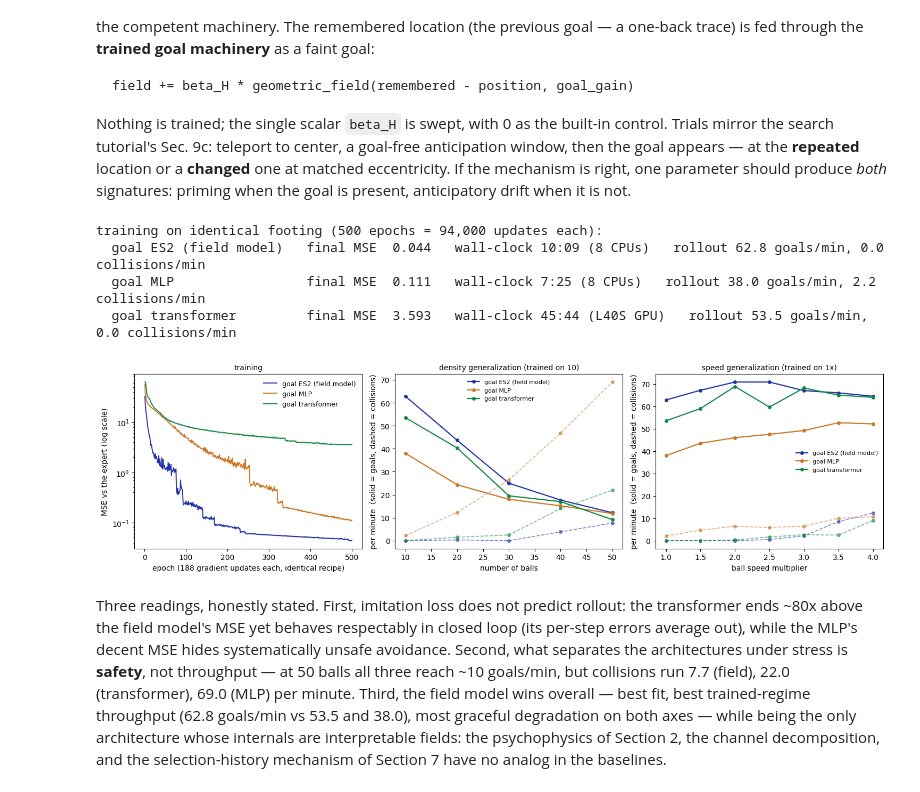
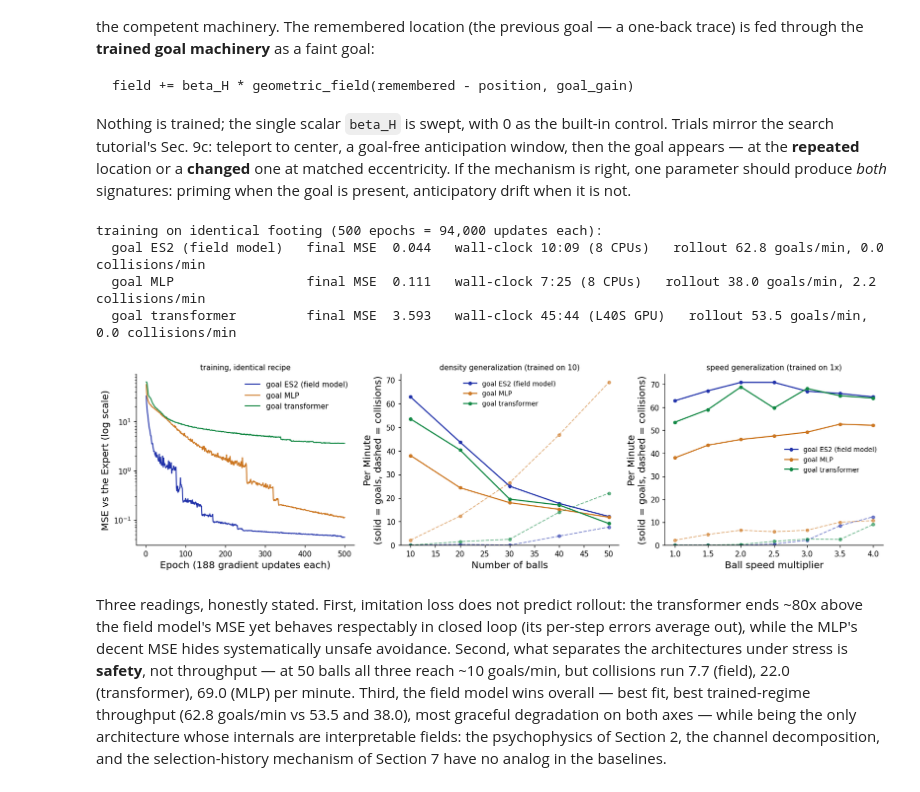
Before and after one commit to HanZhang-psych/Ego-Spatial-Sense, a Jupyter notebook: 2D-Escaping-Ball/tutorial_action_agent.ipynb, the cells around one changed output. Cells and saved outputs as stored; diff of their text form; code cells hidden in the pictures.

```diff
--- a/2D-Escaping-Ball/tutorial_action_agent.ipynb
+++ b/2D-Escaping-Ball/tutorial_action_agent.ipynb
@@ -45,6 +45,18 @@ from model.goal_es2 import GoalEs2Model
 from environment import (GOAL_RADIUS, CollisionTracker,
                                 lidar_scan, make_world, sample_goal)
 
+# publication style, matched to tutorial_visual_search.ipynb:
+# despined axes, frameless legends, one shared palette
+plt.rcParams.update({
+    "axes.spines.top": False, "axes.spines.right": False,
+    "axes.labelsize": 12, "axes.titlesize": 11, "font.size": 11,
+    "legend.frameon": False, "legend.fontsize": 10,
+    "xtick.labelsize": 10, "ytick.labelsize": 10,
+    "lines.linewidth": 1.6, "figure.dpi": 110,
+})
+C_ES2, C_MLP, C_TRF = "#2233aa", "#cc7722", "#118844"
+C_GOAL, C_HAZARD, C_GRAY = "#118844", "#aa2222", "#888888"
+
 torch.manual_seed(0)
 random.seed(0)
 W = H = 800
@@ -376,10 +388,12 @@ for ax, xs, gs, cs, xl, ttl in [
          "density: graceful cost\n(ledger, 3 seeds: 68.0 -> 25.8 goals/min)"),
         (axes[1], spd_x, spd_g, spd_c, "ball speed multiplier",
          "speed: robust through 3x\n(ledger: collisions near 0 until balls outrun the agent)")]:
-    ax.plot(xs, gs, "o-", color="#2233aa", label="goals/min")
-    ax.plot(xs, cs, "o-", color="#aa2222", label="collisions/min")
-    ax.set_xlabel(xl); ax.set_title(ttl, fontsize=10)
-    ax.set_xticks(xs); ax.legend(frameon=False, fontsize=9)
+    ax.plot(xs, gs, "o-", color=C_ES2, ms=5, label="goals / min")
+    ax.plot(xs, cs, "o-", color=C_HAZARD, ms=5, label="collisions / min")
+    ax.set_xlabel(xl, fontsize=13)
+    ax.set_ylabel("Rate (per minute)", fontsize=13)
+    ax.set_title(ttl, fontsize=10)
+    ax.set_xticks(xs); ax.set_ylim(bottom=0); ax.legend()
 plt.tight_layout()
 plt.show()
 # %% [output]
@@ -431,7 +445,7 @@ import glob
 
 import matplotlib.pyplot as plt
 
-colors = {"es2": "#2233aa", "mlp": "#cc7722", "transformer": "#118844"}
+colors = {"es2": C_ES2, "mlp": C_MLP, "transformer": C_TRF}
 labels = {"es2": "goal ES2 (field model)", "mlp": "goal MLP",
           "transformer": "goal transformer"}
 
@@ -456,41 +470,42 @@ for m, wall in [("es2", "10:09 (8 CPUs)"), ("mlp", "7:25 (8 CPUs)"),
                 ("transformer", "45:44 (L40S GPU)")]:
     x, g = curve(m, "goals_per_min", {"num_balls": 10}, "speed_multiplier")
     _, c = curve(m, "collisions_per_min", {"num_balls": 10}, "speed_multiplier")
     print(f"  {labels[m]:<24} final MSE {loss[m][-1]:6.3f}   wall-clock {wall}"
           f"   rollout {g[0]:.1f} goals/min, {c[0]:.1f} collisions/min")
 
 fig, axes = plt.subplots(1, 3, figsize=(15, 4.2))
 ax = axes[0]
 for m in colors:
     ax.plot(range(1, len(loss[m]) + 1), loss[m], color=colors[m], lw=1.4,
             label=labels[m])
 ax.set_yscale("log")
-ax.set_xlabel("epoch (188 gradient updates each, identical recipe)")
-ax.set_ylabel("MSE vs the expert (log scale)")
-ax.set_title("training", fontsize=10)
-ax.legend(frameon=False, fontsize=9)
+ax.set_xlabel("Epoch (188 gradient updates each)", fontsize=13)
+ax.set_ylabel("MSE vs the Expert (log scale)", fontsize=13)
+ax.set_title("training, identical recipe", fontsize=10)
+ax.legend()
 for ax, x_key, fixed, xlab, ttl in [
         (axes[1], "num_balls", {"speed_multiplier": 1.0}, "number of balls",
          "density generalization (trained on 10)"),
         (axes[2], "speed_multiplier", {"num_balls": 10}, "ball speed multiplier",
          "speed generalization (trained on 1x)")]:
     for m in colors:
         x, g = curve(m, "goals_per_min", fixed, x_key)
         _, c = curve(m, "collisions_per_min", fixed, x_key)
         ax.plot(x, g, "o-", color=colors[m], lw=1.6, ms=4, label=labels[m])
         ax.plot(x, c, "o--", color=colors[m], lw=1.2, ms=4, alpha=0.6)
-    ax.set_xlabel(xlab)
-    ax.set_ylabel("per minute  (solid = goals, dashed = collisions)")
+    ax.set_xlabel(xlab.capitalize(), fontsize=13)
+    ax.set_ylabel("Per Minute\n(solid = goals, dashed = collisions)", fontsize=13)
     ax.set_title(ttl, fontsize=10)
-    ax.legend(frameon=False, fontsize=8)
+    ax.set_ylim(bottom=0)
+    ax.legend(fontsize=9)
 plt.tight_layout()
 plt.show()
 # %% [output]
 training on identical footing (500 epochs = 94,000 updates each):
   goal ES2 (field model)   final MSE  0.044   wall-clock 10:09 (8 CPUs)   rollout 62.8 goals/min, 0.0 collisions/min
   goal MLP                 final MSE  0.111   wall-clock 7:25 (8 CPUs)   rollout 38.0 goals/min, 2.2 collisions/min
   goal transformer         final MSE  3.593   wall-clock 45:44 (L40S GPU)   rollout 53.5 goals/min, 0.0 collisions/min
-[figure, old version]
+[figure, new version]
 # %% [markdown]
 Three readings, honestly stated. First,
 imitation loss does not predict rollout: the transformer ends ~80x above
```
Also changed, not shown: parts of 8 cells of this notebook.
